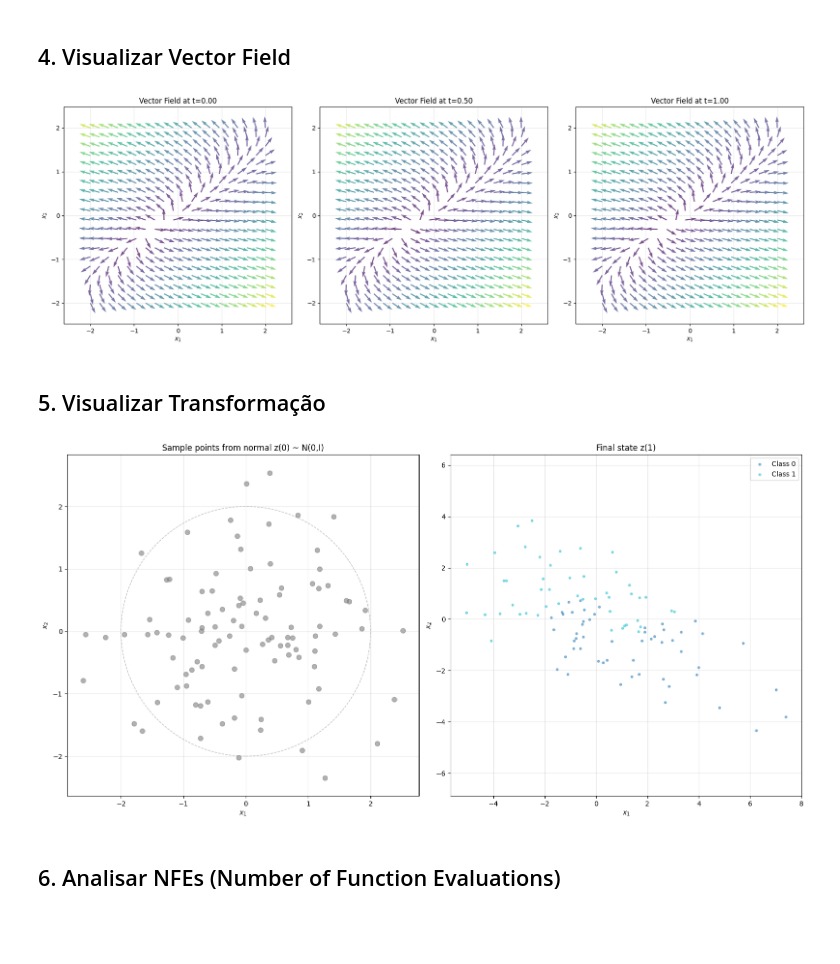
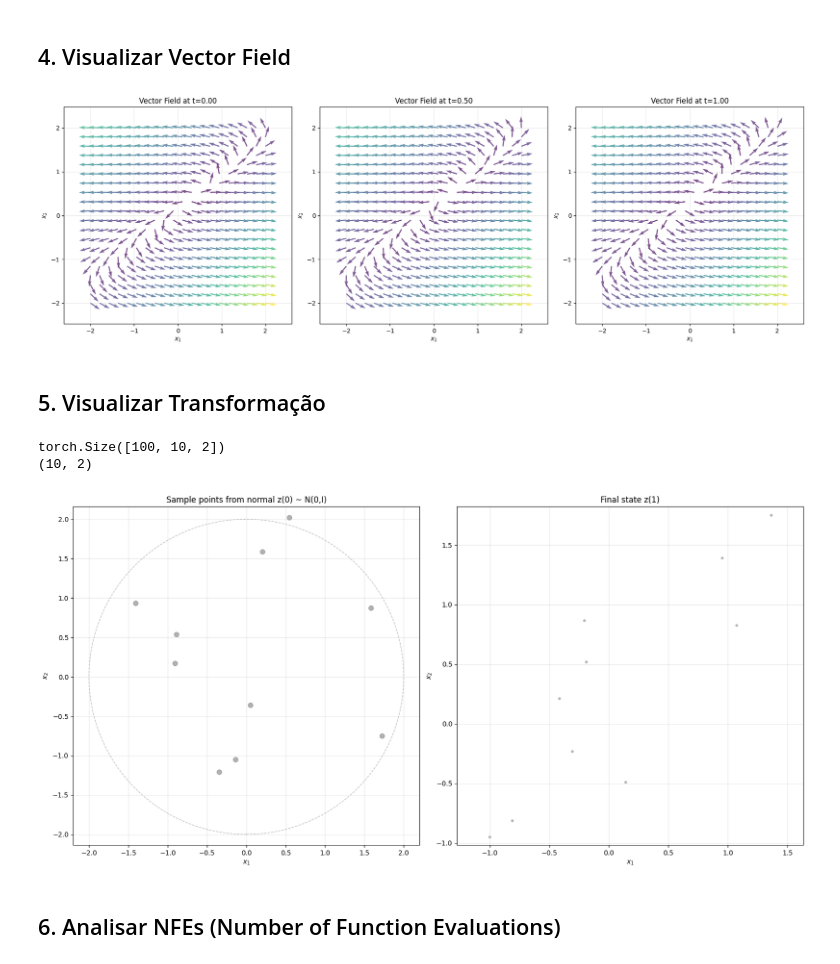
Before and after one commit to lucascbarbosa/flow, a Jupyter notebook: notebooks/01_neural_ode_2d.ipynb, the cells around one changed output. Cells and saved outputs as stored; diff of their text form; code cells hidden in the pictures; blank space fills up the shorter version.

```diff
--- a/notebooks/01_neural_ode_2d.ipynb
+++ b/notebooks/01_neural_ode_2d.ipynb
@@ -70,4 +70,4 @@ model = NeuralODE(
 optimizer = optim.Adam(model.parameters(), lr=1e-3)
 
 # Treinar para classificação
-train_neural_ode(model, dataloader, optimizer, device, num_epochs=50)
+train_neural_ode(model, dataloader, optimizer, device, num_epochs=5)
@@ -96,19 +103,21 @@ for i, t in enumerate([0.0, 0.5, 1.0]):
 plt.tight_layout()
 plt.show()
 # %% [output]
-[figure, old version]
+[figure, new version]
 # %% [markdown]
 ## 5. Visualizar Transformação
 # %%
 plot_transformation(
     model,
-    n_samples=100,
+    n_samples=10,
     n_trajectory_points=100
 )
 plt.tight_layout()
 plt.show()
 # %% [output]
+torch.Size([100, 10, 2])
+(10, 2)
-[figure, old version]
+[figure, new version]
 # %% [markdown]
 ## 6. Analisar NFEs (Number of Function Evaluations)
 # %%
```
Also changed, not shown: parts of 2 cells of this notebook, 5 other files.
